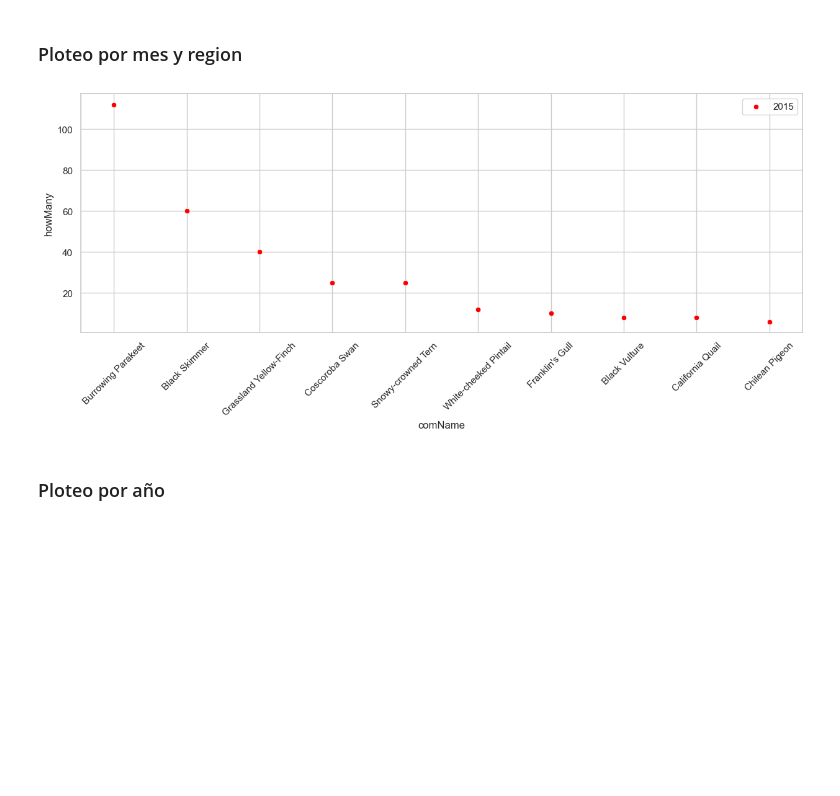
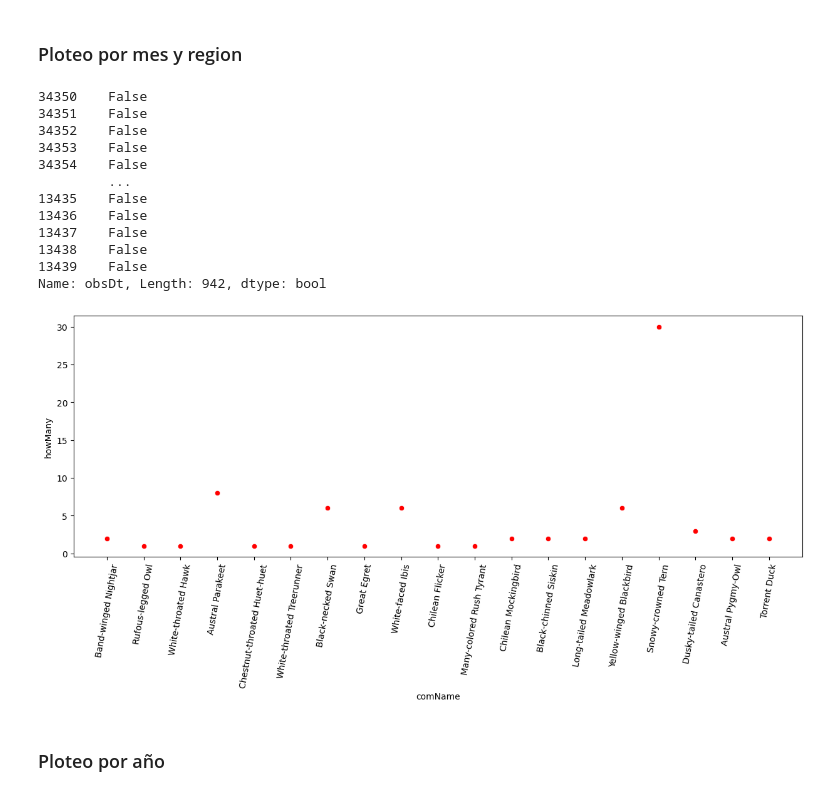
Before and after one commit to ymotomy/Proyecto-IMT2200, a Jupyter notebook: Proyecto.ipynb, the cells around one changed output. Saved outputs shown, nothing was run; the diff lists cells and outputs as text; code cells hidden in the pictures; blank space fills up the shorter version.

```diff
--- a/Proyecto.ipynb
+++ b/Proyecto.ipynb
@@ -414,12 +392,25 @@ array(['Bío-Bío', 'Los Lagos', 'Arica y Parinacota', 'Coquimbo',
 #ahora ploteamos por mes
 def ploteo_aves_mes(region, mes):
     plt.figure(figsize=(15, 5))
-    sns.scatterplot(data=df_aves_15[(df_aves_15['region'] == region) & (df_aves_15['mes'] == mes)].head(10), x="comName", y="howMany", color='red', label='2015')
-    plt.xticks(rotation=45)
+    print(dfs_estudio['obsDt'].dt.month == mes)
+    sns.scatterplot(data=dfs_estudio[(dfs_estudio['region'] == region) & (dfs_estudio['obsDt'].dt.month == mes)].head(20), x="comName", y="howMany", color='red')
+    plt.xticks(rotation=80)
-# %%
-ploteo_aves_mes('Libertador General Bernardo O\'Higgins', 1)
-# %% [output]
-[figure, removed]
+# %%
+ploteo_aves_mes('Maule', 1)
+# %% [output]
+34350    False
+34351    False
+34352    False
+34353    False
+34354    False
+         ...
+13435    False
+13436    False
+13437    False
+13438    False
+13439    False
+Name: obsDt, Length: 942, dtype: bool
+[figure, added]
 # %% [markdown]
 ### Ploteo por año
 # %%
```
Also changed, not shown: parts of 13 cells of this notebook.
